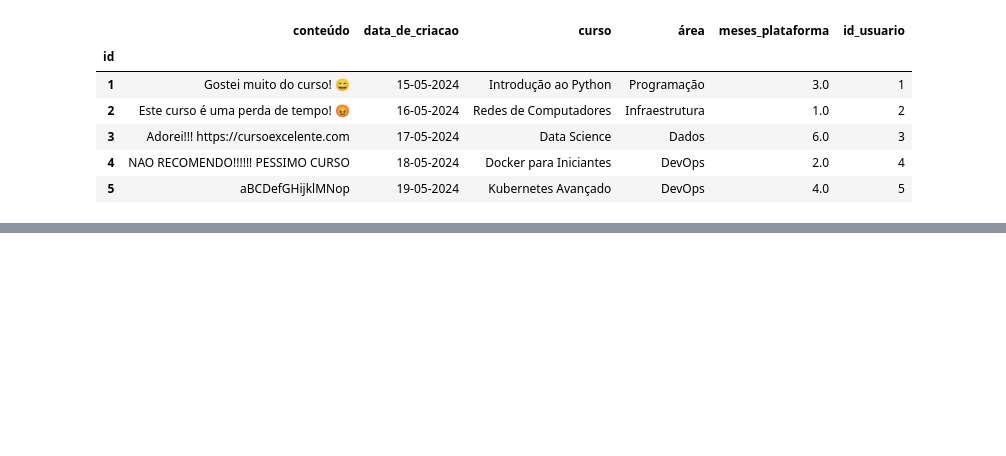
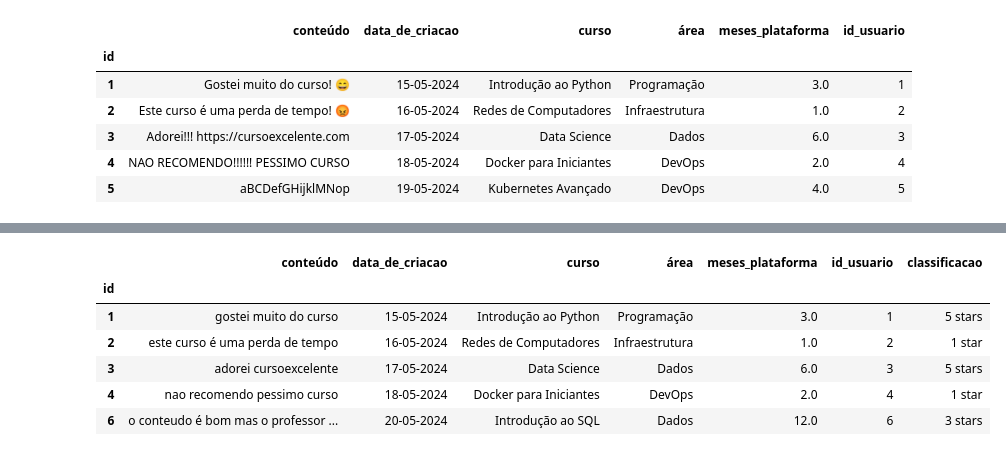
Before and after one commit to mariaiteixeira/desafio_dados, a Jupyter notebook: Desafio_Data_Science.ipynb, the cells around one changed output, grey strips where cells are left out. Saved outputs shown, nothing was run; the diff lists cells and outputs as text; code cells hidden in the pictures; blank space fills up the shorter version.

Commit message:
Limpeza do texto e análise de sentimentos

```diff
--- a/Desafio_Data_Science.ipynb
+++ b/Desafio_Data_Science.ipynb
@@ -159,0 +165,16 @@ dados.head()
+# %%
+def clean_text(text):
+    """Limpa o texto removendo links, pontuação, convertendo para minúsculo."""
+    # Extrai apenas o nome do site a partir de URLs que seguem o padrão especificado
+    text = re.sub(r'https?://(?:www\.)?([\w\-]+)\.com', r'\1', text)
+
+    # Remove pontuação
+    text = re.sub(r'[^\w\s]', '', text)
+
+    # Converte para minúsculo
+    text = text.lower()
+
+    return text
+# %%
+dados['conteúdo'] = dados['conteúdo'].apply(clean_text)
+dados.head()
@@ -159,0 +189,13 @@ dados.head()
+# %%
+def remove_spam(df):
+    # Definir uma expressão regular para detectar spam como letras aleatórias
+    # e textos que começam com "lorem ipsum"
+    spam_pattern = re.compile(r'(^[a-zA-Z]{10,}$|^lorem ipsum)')
+
+    # Filtrar linhas que não correspondem ao padrão de spam
+    df_cleaned = df[~df['conteúdo'].str.contains(spam_pattern, na=False)]
+
+    return df_cleaned
+
+dados_limpos = remove_spam(dados)
+dados_limpos.head()
@@ -159,0 +214,12 @@ dados.head()
+# %%
+# Inicializando o pipeline de análise de sentimentos com o modelo BERT multilíngue
+sentiment_pipeline = pipeline('sentiment-analysis', model='nlptown/bert-base-multilingual-uncased-sentiment')
+
+# Função para calcular o sentimento
+def pegar_sentimento(texto):
+    result = sentiment_pipeline(texto)
+    return result[0]['label']
+
+# Aplicando a função ao DataFrame
+dados_analise_sentimento = dados_limpos.copy()
+dados_analise_sentimento['classificacao'] = dados_analise_sentimento['conteúdo'].apply(lambda x: pd.Series(pegar_sentimento(x)))
@@ -159,0 +232,10 @@ dados.head()
+# %%
+dados_analise_sentimento.head()
+# %% [output]
+|  | conteúdo | data_de_criacao | curso | área | meses_plataforma | id_usuario | classificacao |
+| id |  |  |  |  |  |  |  |
+| 1 | gostei muito do curso | 15-05-2024 | Introdução ao Python | Programação | 3.0 | 1 | 5 stars |
+| 2 | este curso é uma perda de tempo | 16-05-2024 | Redes de Computadores | Infraestrutura | 1.0 | 2 | 1 star |
+| 3 | adorei cursoexcelente | 17-05-2024 | Data Science | Dados | 6.0 | 3 | 5 stars |
+| 4 | nao recomendo pessimo curso | 18-05-2024 | Docker para Iniciantes | DevOps | 2.0 | 4 | 1 star |
+| 6 | o conteudo é bom mas o professor ... | 20-05-2024 | Introdução ao SQL | Dados | 12.0 | 6 | 3 stars |
```
Also changed, not shown: parts of 15 cells of this notebook.
